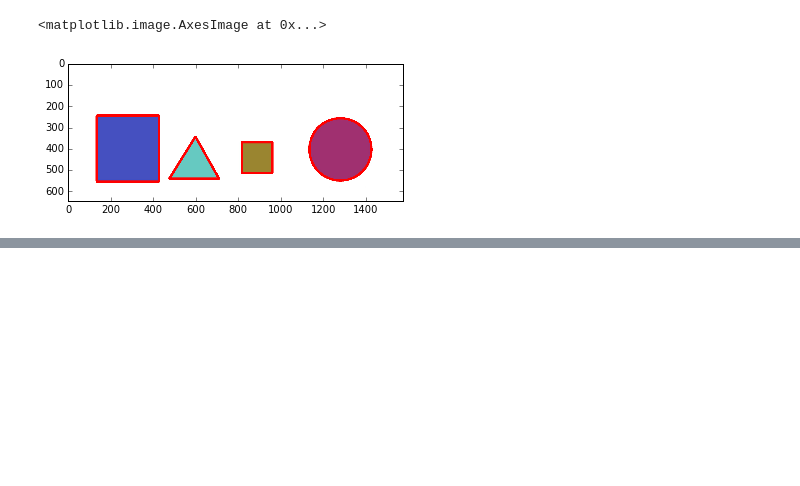
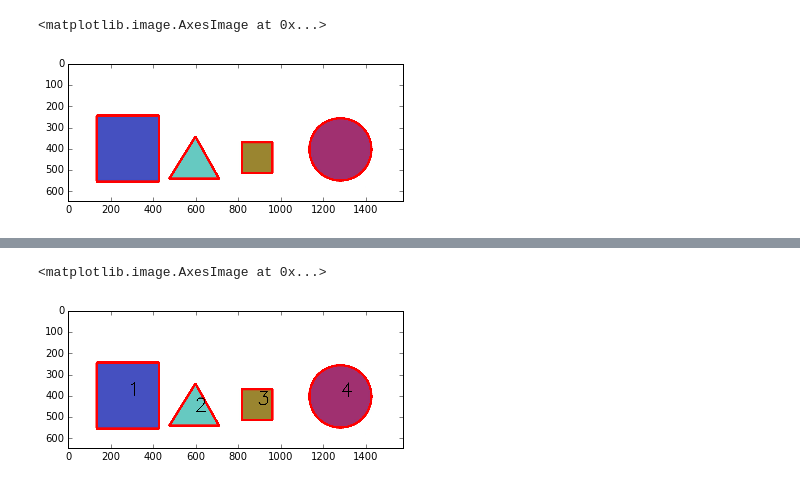
Before and after one commit to zwjyyc/finch, a Jupyter notebook: computer-vision/sorting-contours.ipynb, the cells around one changed output, grey strips where cells are left out. Drawn from its saved outputs; the diff is of its cells as text; code cells hidden in the pictures; blank space fills up the shorter version.

```diff
--- a/computer-vision/sorting-contours.ipynb
+++ b/computer-vision/sorting-contours.ipynb
@@ -76,0 +126,7 @@ plt.imshow(image)
+# %%
+cv2.drawContours(image, [sorted_contours[3]], -1, (255,0,0), 10)
+cv2.putText(image, str(3+1), get_centroid_cord(sorted_contours[3]), cv2.FONT_HERSHEY_SIMPLEX, 3, (0,0,0), 3)
+plt.imshow(image)
+# %% [output]
+<matplotlib.image.AxesImage at 0x...>
+[figure, added]
```
Also changed, not shown: parts of 7 cells of this notebook.
